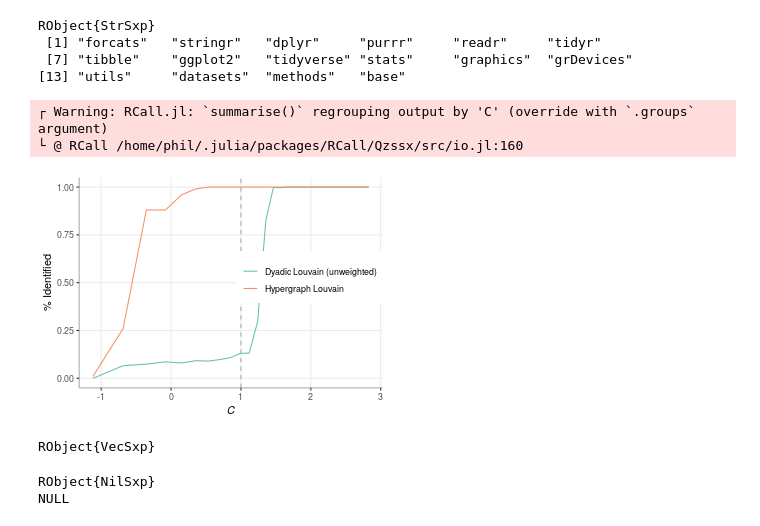
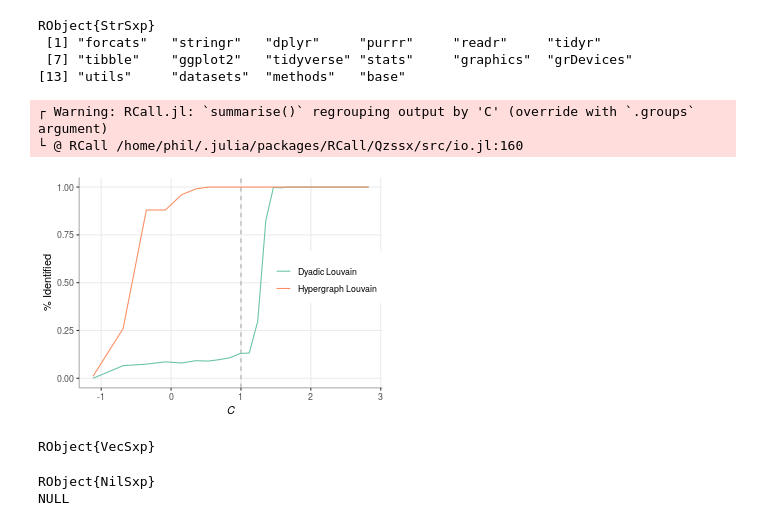
Before and after one commit to PhilChodrow/HypergraphModularity, a Jupyter notebook: detectability-2.ipynb, the cells around one changed output. Drawn from its saved outputs; the diff is of its cells as text; code cells hidden in the pictures.

```diff
--- a/detectability-2.ipynb
+++ b/detectability-2.ipynb
@@ -197,36 +197,36 @@ R"""
 
 df_D <- tibble(C = $C_, P = $P_, algorithm = "Hypergraph Louvain")
 # df_D_W <- tibble(C = $C__, P = $P__, algorithm = "Dyadic Louvain (weighted)")
-df_H <- tibble(C = $C,  P = $P, algorithm = "Dyadic Louvain (unweighted)")
+df_H <- tibble(C = $C,  P = $P, algorithm = "Dyadic Louvain")
 
 df <- rbind(df_D, df_H) %>%
 #    rbind(df_D_W) %>%
     group_by(C, algorithm) %>%
     summarise(P = mean(P))
 
 df %>%
     ggplot() +
     aes(x = C, y = P, fill = algorithm) +
     geom_vline(aes(xintercept = 1), color = "darkgrey", size = .5, linetype = "dashed") +
     geom_line(aes(color = algorithm)) +
     theme_bw() +
     theme(panel.border = element_blank(),
           axis.line = element_line(color = 'darkgrey'),
           panel.grid.minor = element_blank(),
           legend.position = c(1.0, .65),
           legend.justification = c("right", "top"),
           legend.box.just = "right",
           legend.margin = margin(6, 6, 6, 6),
           legend.title = element_blank()) +
     xlab(expression(italic(C))) +
     ylab("% Identified") +
     scale_color_brewer(palette = "Set2") +
     scale_fill_brewer(palette = "Set2")
 """
 # %% [output]
 ┌ Warning: RCall.jl: `summarise()` regrouping output by 'C' (override with `.groups` argument)
 └ @ RCall /home/phil/.julia/packages/RCall/Qzssx/src/io.jl:160
-[figure, old version]
+[figure, new version]
 RObject{VecSxp}
 # %%
 R"""
```
Also changed, not shown: 2 other files.
